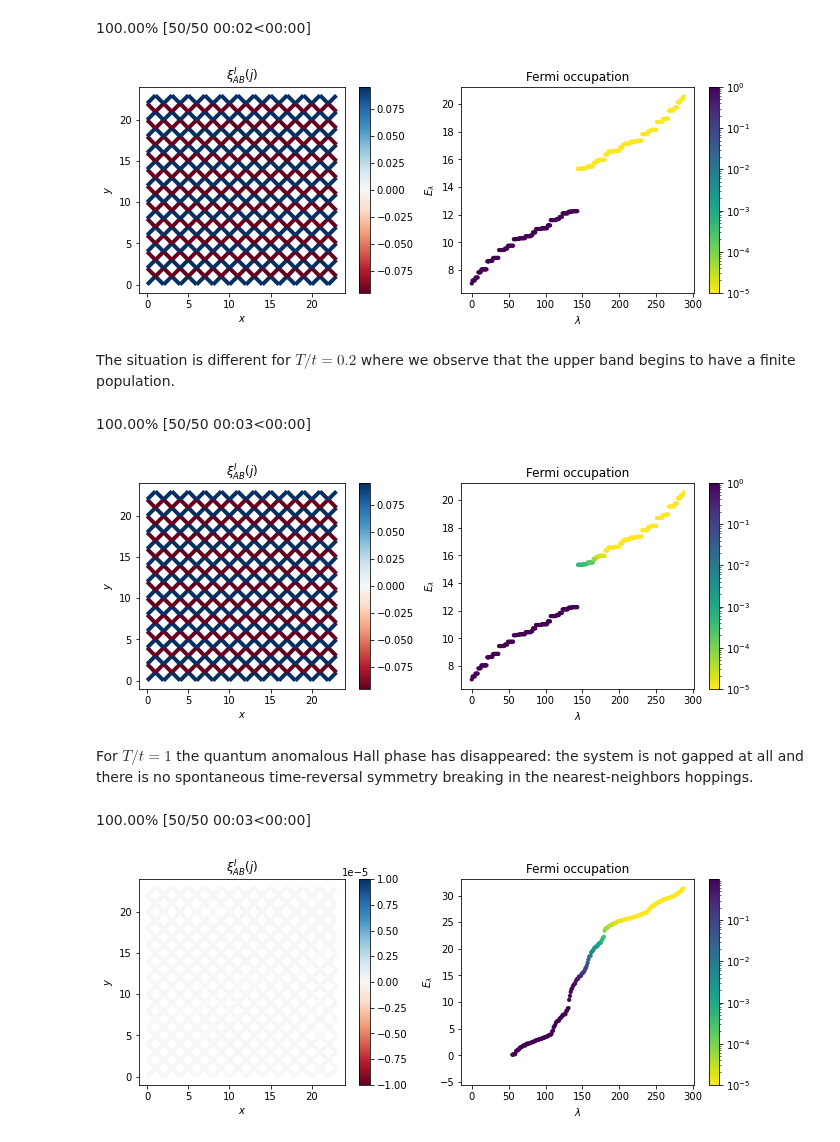
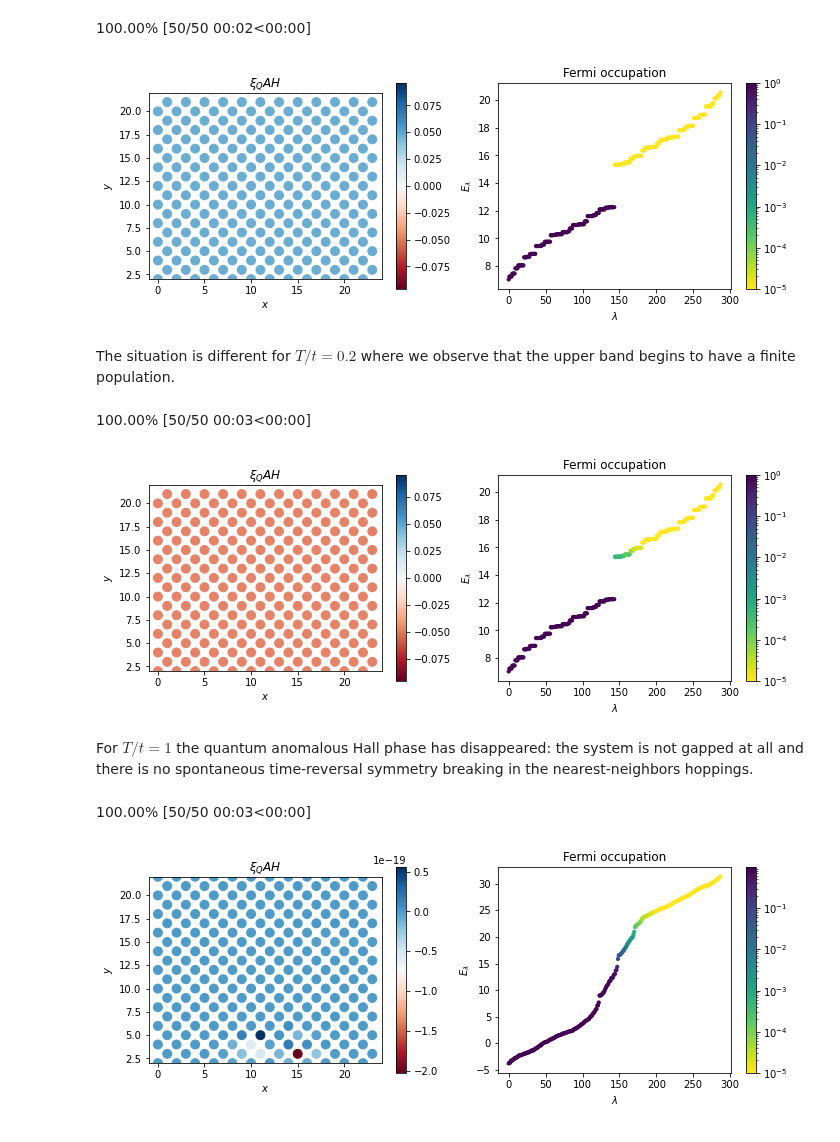
Before and after one commit to SergiJulia94/topological_mott_insulator, a Jupyter notebook: nbs/example_unrestricted.ipynb, the cells around one changed output. Cells and saved outputs as stored; diff of their text form; code cells hidden in the pictures.

```diff
--- a/nbs/example_unrestricted.ipynb
+++ b/nbs/example_unrestricted.ipynb
@@ -238,34 +244,36 @@ for i1 in progress_bar(range(0,50)):
 # %%
 #hide_input
 fig  = plt.figure(figsize=(10, 6/(1.68)))
 gs0 = gridspec.GridSpec(1, 2, left=0.1, right=0.99, top=0.85, bottom=0.05, wspace=0.2)
 
 ax = fig.add_subplot(gs0[0])
 
-segment, color, mini, maxi = plot_bonds(un_mf.pos, un_mf.J_nn, np.imag(un_mf.mfhop_nn))
-ligne = LineCollection(segment,linestyles='solid',
-                                cmap=plt.get_cmap('RdBu'),
-                                array=color, norm=plt.Normalize(mini, maxi),
-                                linewidths=4, rasterized=True)
+xi_qah = np.zeros(un_mf.L_sites, dtype=float)
+for i1 in range(0,un_mf.L_sites):
+    sign = (-1)**((i1//(un_mf.nx))%2)
+    xi_qah[i1] += 0.25*sign*np.imag(-un_mf.mfhop_nn[2*i1]+un_mf.mfhop_nn[(2*i1+1)%(2*un_mf.L_sites)]+un_mf.mfhop_nn[(2*i1+2*un_mf.nx)%(2*un_mf.L_sites)]-un_mf.mfhop_nn[(2*i1-2*un_mf.nx)])
+
+sc = ax.scatter(un_mf.pos[:,0].flatten(),
+                un_mf.pos[:,1].flatten(), c=xi_qah,  s=80, cmap='RdBu')
 
 ax.set_xlim(-1,2*un_mf.nx)
-ax.set_ylim(-1,2*un_mf.ny)
-ax.add_collection(ligne)
+ax.set_ylim(2,2*un_mf.ny-2)
+
 ax.set_xlabel(r'$x$')
 ax.set_ylabel(r'$y$')
-fig.colorbar(ligne)
+fig.colorbar(sc)
 ax.set_aspect('equal')
-plt.title(r'$\xi_{AB}^I(j)$')
+plt.title(r'$\xi_QAH$')
 
 ax2 = fig.add_subplot(gs0[1])
-sc = ax2.scatter(np.arange(0,np.size(un_mf.energies)),un_mf.energies, c=un_mf.fermi_weights, cmap='viridis_r', s=10, norm=mpl.colors.LogNorm(vmin=1E-5))
+sc2 = ax2.scatter(np.arange(0,np.size(un_mf.energies)),un_mf.energies, c=un_mf.fermi_weights, cmap='viridis_r', s=10, norm=mpl.colors.LogNorm(vmin=1E-5))
 plt.title(r'Fermi occupation')
-fig.colorbar(sc)
+fig.colorbar(sc2)
 ax2.set_xlabel(r'$\lambda$')
 ax2.set_ylabel(r'$E_\lambda$')
 plt.show()
 # %% [output]
-[figure, old version]
+[figure, new version]
 # %% [markdown]
 The situation is different for $T/t=0.2$ where we observe that the upper band begins to have a finite population.
 # %%
@@ -284,34 +292,33 @@ for i1 in progress_bar(range(0,50)):
 
 fig  = plt.figure(figsize=(10, 6/(1.68)))
 gs0 = gridspec.GridSpec(1, 2, left=0.1, right=0.99, top=0.85, bottom=0.05, wspace=0.2)
+ax = fig.add_subplot(gs0[0])
+xi_qah = np.zeros(un_mf.L_sites, dtype=float)
+for i1 in range(0,un_mf.L_sites):
+    sign = (-1)**((i1//(un_mf.nx))%2)
+    xi_qah[i1] += 0.25*sign*np.imag(-un_mf.mfhop_nn[2*i1]+un_mf.mfhop_nn[(2*i1+1)%(2*un_mf.L_sites)]+un_mf.mfhop_nn[(2*i1+2*un_mf.nx)%(2*un_mf.L_sites)]-un_mf.mfhop_nn[(2*i1-2*un_mf.nx)])
 
-ax = fig.add_subplot(gs0[0])
-
-segment, color, mini, maxi = plot_bonds(un_mf.pos, un_mf.J_nn, np.imag(un_mf.mfhop_nn))
-ligne = LineCollection(segment,linestyles='solid',
-                                cmap=plt.get_cmap('RdBu'),
-                                array=color, norm=plt.Normalize(mini, maxi),
-                                linewidths=4, rasterized=True)
+sc = ax.scatter(un_mf.pos[:,0].flatten(),
+                un_mf.pos[:,1].flatten(), c=xi_qah,  s=80, cmap='RdBu')
 
 ax.set_xlim(-1,2*un_mf.nx)
-ax.set_ylim(-1,2*un_mf.ny)
-ax.add_collection(ligne)
+ax.set_ylim(2,2*un_mf.ny-2)
 ax.set_xlabel(r'$x$')
 ax.set_ylabel(r'$y$')
-fig.colorbar(ligne)
+fig.colorbar(sc)
 ax.set_aspect('equal')
-plt.title(r'$\xi_{AB}^I(j)$')
+plt.title(r'$\xi_QAH$')
 
 ax2 = fig.add_subplot(gs0[1])
-sc = ax2.scatter(np.arange(0,np.size(un_mf.energies)),un_mf.energies, c=un_mf.fermi_weights, cmap='viridis_r', s=10, norm=mpl.colors.LogNorm(vmin=1E-5))
+sc2 = ax2.scatter(np.arange(0,np.size(un_mf.energies)),un_mf.energies, c=un_mf.fermi_weights, cmap='viridis_r', s=10, norm=mpl.colors.LogNorm(vmin=1E-5))
 plt.title(r'Fermi occupation')
-fig.colorbar(sc)
+fig.colorbar(sc2)
 ax2.set_xlabel(r'$\lambda$')
 ax2.set_ylabel(r'$E_\lambda$')
 plt.show()
 # %% [output]
 100.00% [50/50 00:03<00:00]
-[figure, old version]
+[figure, new version]
 # %% [markdown]
 For $T/t=1$ the quantum anomalous Hall phase has disappeared: the system is not gapped at all and there is no spontaneous time-reversal symmetry breaking in the nearest-neighbors hoppings.
 # %%
@@ -333,29 +340,30 @@ gs0 = gridspec.GridSpec(1, 2, left=0.1, right=0.99, top=0.85, bottom=0.05, wspac
 
 ax = fig.add_subplot(gs0[0])
 
-segment, color, mini, maxi = plot_bonds(un_mf.pos, un_mf.J_nn, np.imag(un_mf.mfhop_nn))
-ligne = LineCollection(segment,linestyles='solid',
-                                cmap=plt.get_cmap('RdBu'),
-                                array=color, norm=plt.Normalize(-1E-5, +1E-5),
-                                linewidths=4, rasterized=True)
+xi_qah = np.zeros(un_mf.L_sites, dtype=float)
+for i1 in range(0,un_mf.L_sites):
+    sign = (-1)**((i1//(un_mf.nx))%2)
+    xi_qah[i1] += 0.25*sign*np.imag(-un_mf.mfhop_nn[2*i1]+un_mf.mfhop_nn[(2*i1+1)%(2*un_mf.L_sites)]+un_mf.mfhop_nn[(2*i1+2*un_mf.nx)%(2*un_mf.L_sites)]-un_mf.mfhop_nn[(2*i1-2*un_mf.nx)])
+
+sc = ax.scatter(un_mf.pos[:,0].flatten(),
+                un_mf.pos[:,1].flatten(), c=xi_qah,  s=80, cmap='RdBu')
 
 ax.set_xlim(-1,2*un_mf.nx)
-ax.set_ylim(-1,2*un_mf.ny)
-ax.add_collection(ligne)
+ax.set_ylim(2,2*un_mf.ny-2)
 ax.set_xlabel(r'$x$')
 ax.set_ylabel(r'$y$')
-fig.colorbar(ligne)
+fig.colorbar(sc)
 ax.set_aspect('equal')
-plt.title(r'$\xi_{AB}^I(j)$')
+plt.title(r'$\xi_QAH$')
 
 ax2 = fig.add_subplot(gs0[1])
 
-sc = ax2.scatter(np.arange(0,np.size(un_mf.energies)),un_mf.energies, c=un_mf.fermi_weights, cmap='viridis_r', s=10, norm=mpl.colors.LogNorm(vmin=1E-5))
+sc2 = ax2.scatter(np.arange(0,np.size(un_mf.energies)),un_mf.energies, c=un_mf.fermi_weights, cmap='viridis_r', s=10, norm=mpl.colors.LogNorm(vmin=1E-5))
 plt.title(r'Fermi occupation')
-fig.colorbar(sc)
+fig.colorbar(sc2)
 ax2.set_xlabel(r'$\lambda$')
 ax2.set_ylabel(r'$E_\lambda$')
 plt.show()
 # %% [output]
 100.00% [50/50 00:03<00:00]
-[figure, old version]
+[figure, new version]
```
Also changed, not shown: parts of 4 cells of this notebook, 1 other file.
